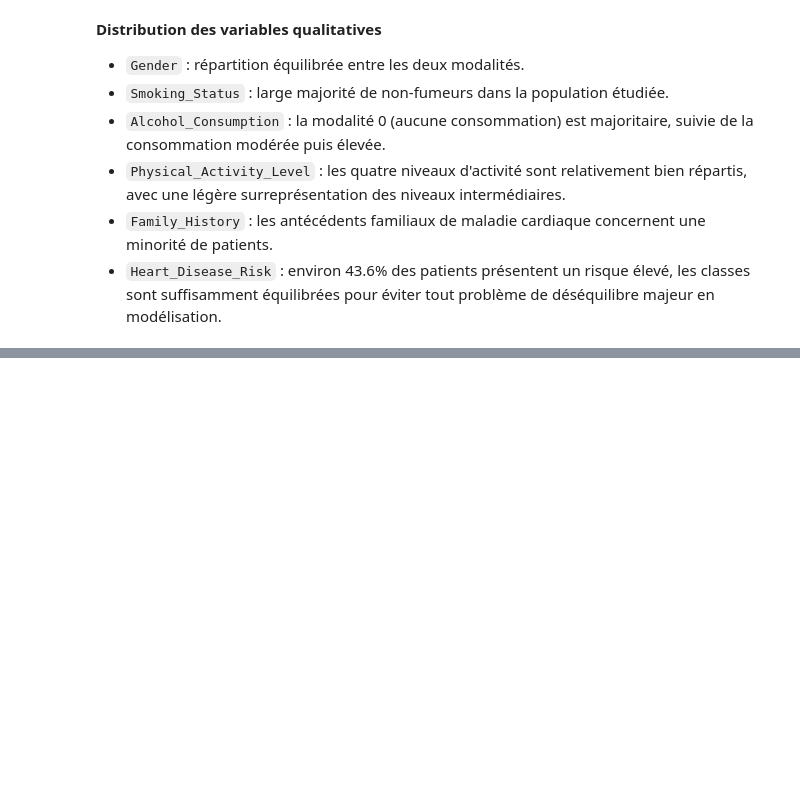
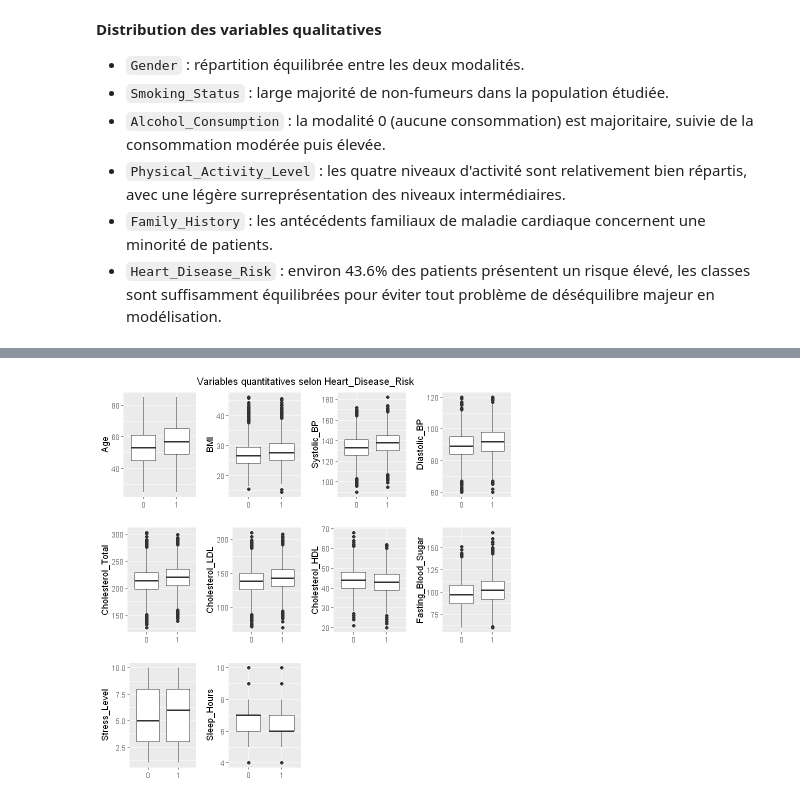
Before and after one commit to AhmedBousbih/Projet-Machine-learning, a Jupyter notebook: Projet ML.ipynb, the cells around one changed output, grey strips where cells are left out. Saved outputs shown, nothing was run; the diff lists cells and outputs as text; code cells hidden in the pictures; blank space fills up the shorter version.

```diff
--- a/Projet ML.ipynb
+++ b/Projet ML.ipynb
@@ -176,0 +195,17 @@ Warning message:
+# %%
+g1  <- ggplot(df, aes(x = df[, "Heart_Disease_Risk"], y = df[, "Age"]))             + geom_boxplot() + xlab("") + ylab("Age")
+g2  <- ggplot(df, aes(x = df[, "Heart_Disease_Risk"], y = df[, "BMI"]))             + geom_boxplot() + xlab("") + ylab("BMI")
+g3  <- ggplot(df, aes(x = df[, "Heart_Disease_Risk"], y = df[, "Systolic_BP"]))     + geom_boxplot() + xlab("") + ylab("Systolic_BP")
+g4  <- ggplot(df, aes(x = df[, "Heart_Disease_Risk"], y = df[, "Diastolic_BP"]))    + geom_boxplot() + xlab("") + ylab("Diastolic_BP")
+g5  <- ggplot(df, aes(x = df[, "Heart_Disease_Risk"], y = df[, "Cholesterol_Total"]))+ geom_boxplot()+ xlab("") + ylab("Cholesterol_Total")
+g6  <- ggplot(df, aes(x = df[, "Heart_Disease_Risk"], y = df[, "Cholesterol_LDL"])) + geom_boxplot() + xlab("") + ylab("Cholesterol_LDL")
+g7  <- ggplot(df, aes(x = df[, "Heart_Disease_Risk"], y = df[, "Cholesterol_HDL"])) + geom_boxplot() + xlab("") + ylab("Cholesterol_HDL")
+g8  <- ggplot(df, aes(x = df[, "Heart_Disease_Risk"], y = df[, "Fasting_Blood_Sugar"]))+ geom_boxplot()+ xlab("") + ylab("Fasting_Blood_Sugar")
+g9  <- ggplot(df, aes(x = df[, "Heart_Disease_Risk"], y = df[, "Stress_Level"]))    + geom_boxplot() + xlab("") + ylab("Stress_Level")
+g10 <- ggplot(df, aes(x = df[, "Heart_Disease_Risk"], y = df[, "Sleep_Hours"]))     + geom_boxplot() + xlab("") + ylab("Sleep_Hours")
+
+grid.arrange(g1, g2, g3, g4, g5, g6, g7, g8, g9, g10, ncol = 4,
+             top = "Variables quantitatives selon Heart_Disease_Risk")
+rm(g1, g2, g3, g4, g5, g6, g7, g8, g9, g10)
+# %% [output]
+[figure, added]
```
Also changed, not shown: parts of 4 cells of this notebook.
